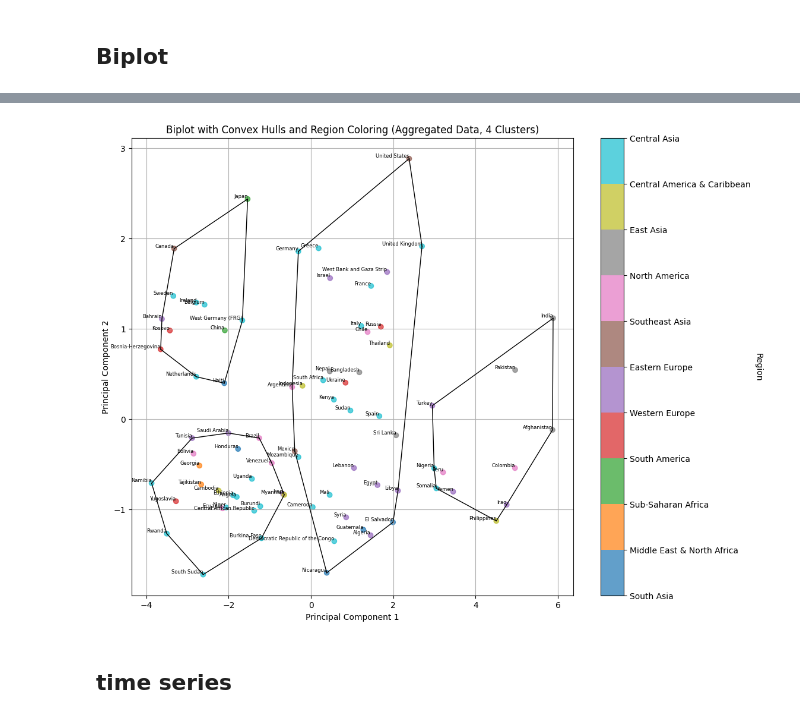
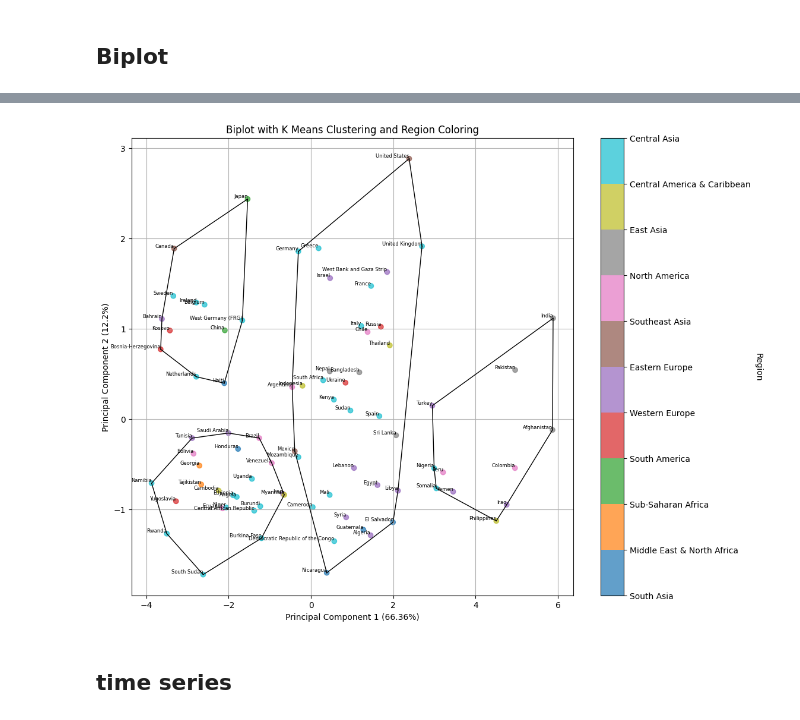
Before and after one commit to CMU-IDS-Fall-2023/final-project-think_op, a Jupyter notebook: models.ipynb, the cells around one changed output, grey strips where cells are left out. Saved outputs shown, nothing was run; the diff lists cells and outputs as text; code cells hidden in the pictures.

```diff
--- a/models.ipynb
+++ b/models.ipynb
@@ -133,37 +133,37 @@ def biplot_convex_hulls(df, x_pc, y_pc, color_by=None, cluster_by=None, labels=N
     scatter = plt.scatter(df[x_pc], df[y_pc], c=df[color_by].cat.codes, cmap='tab10', alpha=0.7, label=None)
 
     # Plot convex hulls around cluster points
     for cluster in df[cluster_by].unique():
         cluster_points = df[df[cluster_by] == cluster][[x_pc, y_pc]]
         hull = ConvexHull(cluster_points)
         for simplex in hull.simplices:
             plt.plot(cluster_points.iloc[simplex, 0], cluster_points.iloc[simplex, 1], 'k-', color='black', linewidth=1)
 
     # Add tiny labels for country_txt on each point
     for i, country in enumerate(df[labels]):
         plt.text(df[x_pc][i], df[y_pc][i], country, color='black', ha='right', va='bottom', fontsize=6)
 
     # Add colorbar for region_txt
     cbar = plt.colorbar(scatter, label='Region', ticks=np.arange(len(df[color_by].unique())))
     cbar.set_label('Region', rotation=270, labelpad=15)
     cbar.set_ticklabels(df[color_by].unique())  # Set tick labels for readability
 
     # Add a readable legend for region_txt
     regions = df[color_by].unique()
     region_labels = {region: f'{region}\n' for region in regions}
     legend_labels = [region_labels[region] for region in df[color_by].unique()]
     #plt.legend(legend_labels, title='Region', bbox_to_anchor=(1.05, 1), loc='upper left', fontsize='x-small')
 
-    plt.xlabel(f'Principal Component 1')
-    plt.ylabel(f'Principal Component 2')
-    plt.title(f'Biplot with Convex Hulls and Region Coloring (Aggregated Data, {optimal_clusters} Clusters)')
+    plt.xlabel(f'Principal Component 1 ({round(pca_agg.explained_variance_ratio_[0]*100, 2)}%)')
+    plt.ylabel(f'Principal Component 2 ({round(pca_agg.explained_variance_ratio_[1]*100, 2)}%)')
+    plt.title(f'Biplot with K Means Clustering and Region Coloring')
     plt.grid()
     plt.show()
 
 # Call the biplot function with the aggregated DataFrame and cluster labels
 biplot_convex_hulls(df_with_clusters_optimal, 'PC1', 'PC2', color_by='region_category', cluster_by='Cluster', labels='country_txt')
 # %% [output]
-[figure, old version]
+[figure, new version]
 # %% [markdown]
 ## time series
 # %%
```
Also changed, not shown: parts of 6 cells of this notebook, 5 other files.
